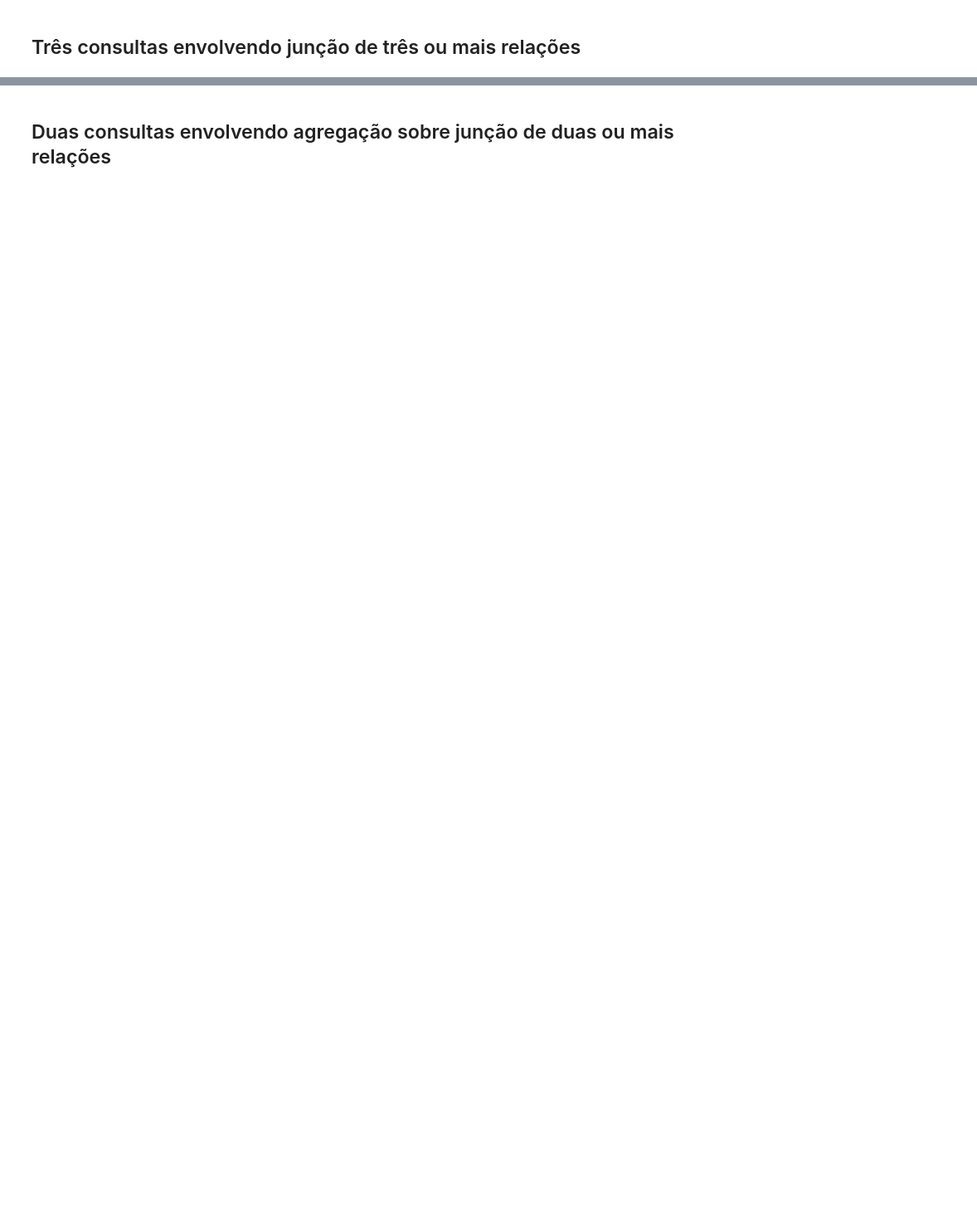
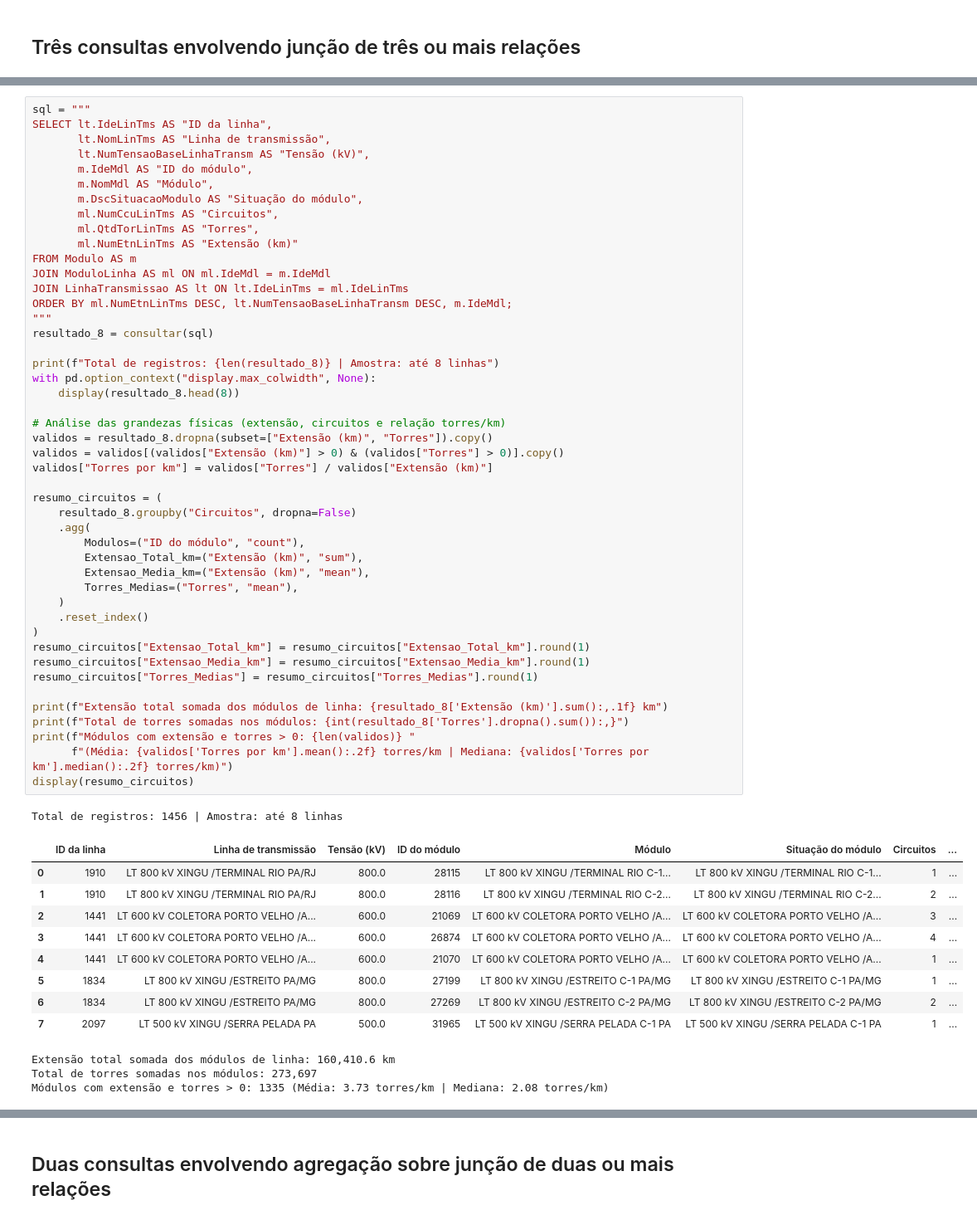
Before and after one commit to gabriellivalelia/TP2_IBD, a Jupyter notebook: tp2.ipynb, the cells around one changed output, grey strips where cells are left out. Shown at 83% size. Drawn from its saved outputs; the diff is of its cells as text; blank space fills up the shorter version.

```diff
--- a/tp2.ipynb
+++ b/tp2.ipynb
@@ -1302,0 +1470,60 @@ A unidade contada é o módulo de equipamento. Os totais descrevem a composiçã
+# %%
+sql = """
+SELECT lt.IdeLinTms AS "ID da linha",
+       lt.NomLinTms AS "Linha de transmissão",
+       lt.NumTensaoBaseLinhaTransm AS "Tensão (kV)",
+       m.IdeMdl AS "ID do módulo",
+       m.NomMdl AS "Módulo",
+       m.DscSituacaoModulo AS "Situação do módulo",
+       ml.NumCcuLinTms AS "Circuitos",
+       ml.QtdTorLinTms AS "Torres",
+       ml.NumEtnLinTms AS "Extensão (km)"
+FROM Modulo AS m
+JOIN ModuloLinha AS ml ON ml.IdeMdl = m.IdeMdl
+JOIN LinhaTransmissao AS lt ON lt.IdeLinTms = ml.IdeLinTms
+ORDER BY ml.NumEtnLinTms DESC, lt.NumTensaoBaseLinhaTransm DESC, m.IdeMdl;
+"""
+resultado_8 = consultar(sql)
+
+print(f"Total de registros: {len(resultado_8)} | Amostra: até 8 linhas")
+with pd.option_context("display.max_colwidth", None):
+    display(resultado_8.head(8))
+
+# Análise das grandezas físicas (extensão, circuitos e relação torres/km)
+validos = resultado_8.dropna(subset=["Extensão (km)", "Torres"]).copy()
+validos = validos[(validos["Extensão (km)"] > 0) & (validos["Torres"] > 0)].copy()
+validos["Torres por km"] = validos["Torres"] / validos["Extensão (km)"]
+
+resumo_circuitos = (
+    resultado_8.groupby("Circuitos", dropna=False)
+    .agg(
+        Modulos=("ID do módulo", "count"),
+        Extensao_Total_km=("Extensão (km)", "sum"),
+        Extensao_Media_km=("Extensão (km)", "mean"),
+        Torres_Medias=("Torres", "mean"),
+    )
+    .reset_index()
+)
+resumo_circuitos["Extensao_Total_km"] = resumo_circuitos["Extensao_Total_km"].round(1)
+resumo_circuitos["Extensao_Media_km"] = resumo_circuitos["Extensao_Media_km"].round(1)
+resumo_circuitos["Torres_Medias"] = resumo_circuitos["Torres_Medias"].round(1)
+
+print(f"Extensão total somada dos módulos de linha: {resultado_8['Extensão (km)'].sum():,.1f} km")
+print(f"Total de torres somadas nos módulos: {int(resultado_8['Torres'].dropna().sum()):,}")
+print(f"Módulos com extensão e torres > 0: {len(validos)} "
+      f"(Média: {validos['Torres por km'].mean():.2f} torres/km | Mediana: {validos['Torres por km'].median():.2f} torres/km)")
+display(resumo_circuitos)
+# %% [output]
+Total de registros: 1456 | Amostra: até 8 linhas
+|  | ID da linha | Linha de transmissão | Tensão (kV) | ID do módulo | Módulo | Situação do módulo | Circuitos | ... |
+| 0 | 1910 | LT 800 kV XINGU /TERMINAL RIO PA/RJ | 800.0 | 28115 | LT 800 kV XINGU /TERMINAL RIO C-1... | LT 800 kV XINGU /TERMINAL RIO C-1... | 1 | ... |
+| 1 | 1910 | LT 800 kV XINGU /TERMINAL RIO PA/RJ | 800.0 | 28116 | LT 800 kV XINGU /TERMINAL RIO C-2... | LT 800 kV XINGU /TERMINAL RIO C-2... | 2 | ... |
+| 2 | 1441 | LT 600 kV COLETORA PORTO VELHO /A... | 600.0 | 21069 | LT 600 kV COLETORA PORTO VELHO /A... | LT 600 kV COLETORA PORTO VELHO /A... | 3 | ... |
+| 3 | 1441 | LT 600 kV COLETORA PORTO VELHO /A... | 600.0 | 26874 | LT 600 kV COLETORA PORTO VELHO /A... | LT 600 kV COLETORA PORTO VELHO /A... | 4 | ... |
+| 4 | 1441 | LT 600 kV COLETORA PORTO VELHO /A... | 600.0 | 21070 | LT 600 kV COLETORA PORTO VELHO /A... | LT 600 kV COLETORA PORTO VELHO /A... | 1 | ... |
+| 5 | 1834 | LT 800 kV XINGU /ESTREITO PA/MG | 800.0 | 27199 | LT 800 kV XINGU /ESTREITO C-1 PA/MG | LT 800 kV XINGU /ESTREITO C-1 PA/MG | 1 | ... |
+| 6 | 1834 | LT 800 kV XINGU /ESTREITO PA/MG | 800.0 | 27269 | LT 800 kV XINGU /ESTREITO C-2 PA/MG | LT 800 kV XINGU /ESTREITO C-2 PA/MG | 2 | ... |
+| 7 | 2097 | LT 500 kV XINGU /SERRA PELADA PA | 500.0 | 31965 | LT 500 kV XINGU /SERRA PELADA C-1 PA | LT 500 kV XINGU /SERRA PELADA C-1 PA | 1 | ... |
+Extensão total somada dos módulos de linha: 160,410.6 km
+Total de torres somadas nos módulos: 273,697
+Módulos com extensão e torres > 0: 1335 (Média: 3.73 torres/km | Mediana: 2.08 torres/km)
```
Also changed, not shown: parts of 22 cells of this notebook.
